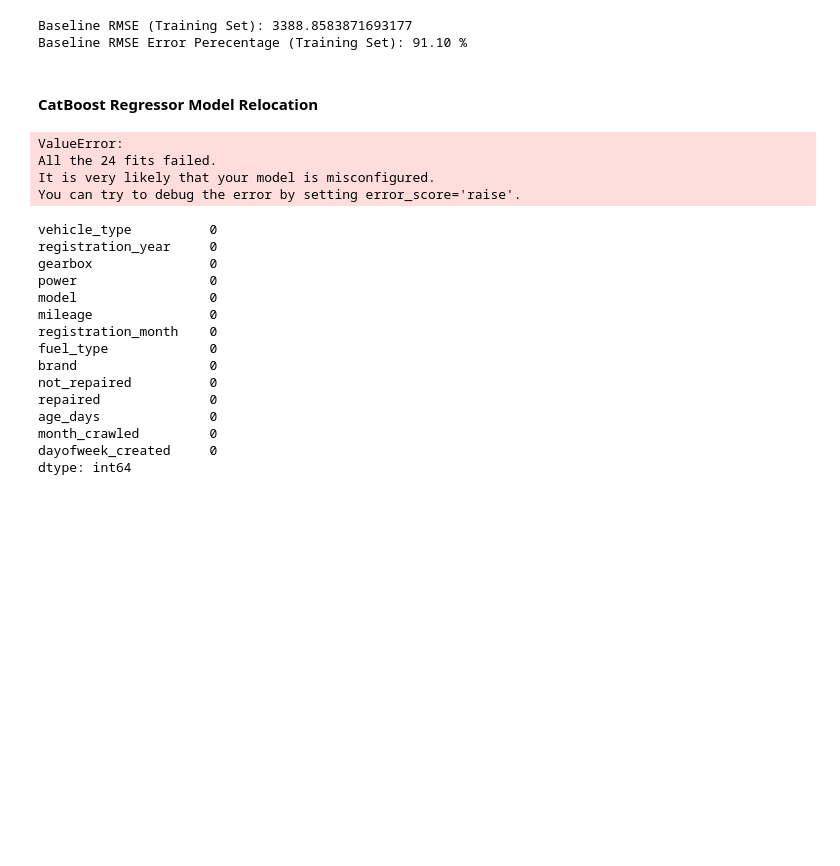
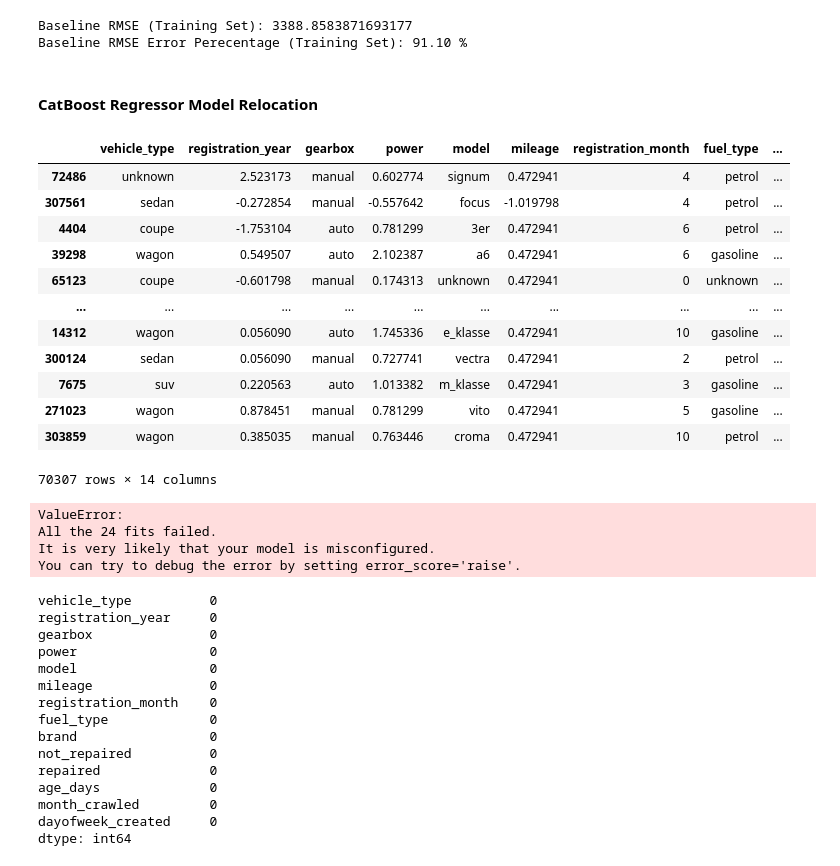
Before and after one commit to BLacuesta3/Sprint-12-Project, a Jupyter notebook: Sprint 12 Project Reviewed 2.ipynb, the cells around one changed output. Cells and saved outputs as stored; diff of their text form; code cells hidden in the pictures; blank space fills up the shorter version.

```diff
--- a/Sprint 12 Project Reviewed 2.ipynb
+++ b/Sprint 12 Project Reviewed 2.ipynb
@@ -1292,2 +1295,5 @@ Baseline RMSE Error Perecentage (Training Set): 91.10 %
+# %%
+X_ne_train.fillna('unknown', inplace=True)
+y_ne_train.fillna('unknown', inplace=True)
 # %%
 #Use CatBoostRegressor() to create a CatBoost Regressor Model.
@@ -1307,5 +1310,20 @@ for col in categorical_features:
-# %%
-X_ne_train.replace('unknown', np.nan, inplace=True)
+# %%
+X_ne_train.shape, y_ne_train.shape
+X_ne_train
+# %% [output]
+|  | vehicle_type | registration_year | gearbox | power | model | mileage | registration_month | fuel_type | ... |
+| 72486 | unknown | 2.523173 | manual | 0.602774 | signum | 0.472941 | 4 | petrol | ... |
+| 307561 | sedan | -0.272854 | manual | -0.557642 | focus | -1.019798 | 4 | petrol | ... |
+| 4404 | coupe | -1.753104 | auto | 0.781299 | 3er | 0.472941 | 6 | petrol | ... |
+| 39298 | wagon | 0.549507 | auto | 2.102387 | a6 | 0.472941 | 6 | gasoline | ... |
+| 65123 | coupe | -0.601798 | manual | 0.174313 | unknown | 0.472941 | 0 | unknown | ... |
+| ... | ... | ... | ... | ... | ... | ... | ... | ... | ... |
+| 14312 | wagon | 0.056090 | auto | 1.745336 | e_klasse | 0.472941 | 10 | gasoline | ... |
+| 300124 | sedan | 0.056090 | manual | 0.727741 | vectra | 0.472941 | 2 | petrol | ... |
+| 7675 | suv | 0.220563 | auto | 1.013382 | m_klasse | 0.472941 | 3 | gasoline | ... |
+| 271023 | wagon | 0.878451 | manual | 0.781299 | vito | 0.472941 | 5 | gasoline | ... |
+| 303859 | wagon | 0.385035 | manual | 0.763446 | croma | 0.472941 | 10 | petrol | ... |
+70307 rows × 14 columns
 # %%
 #Create a GridSearch Model for the CatBoost Regressor model.
 cbr_gsearch = GridSearchCV(estimator=cbr,
```
Also changed, not shown: parts of 3 cells of this notebook.
